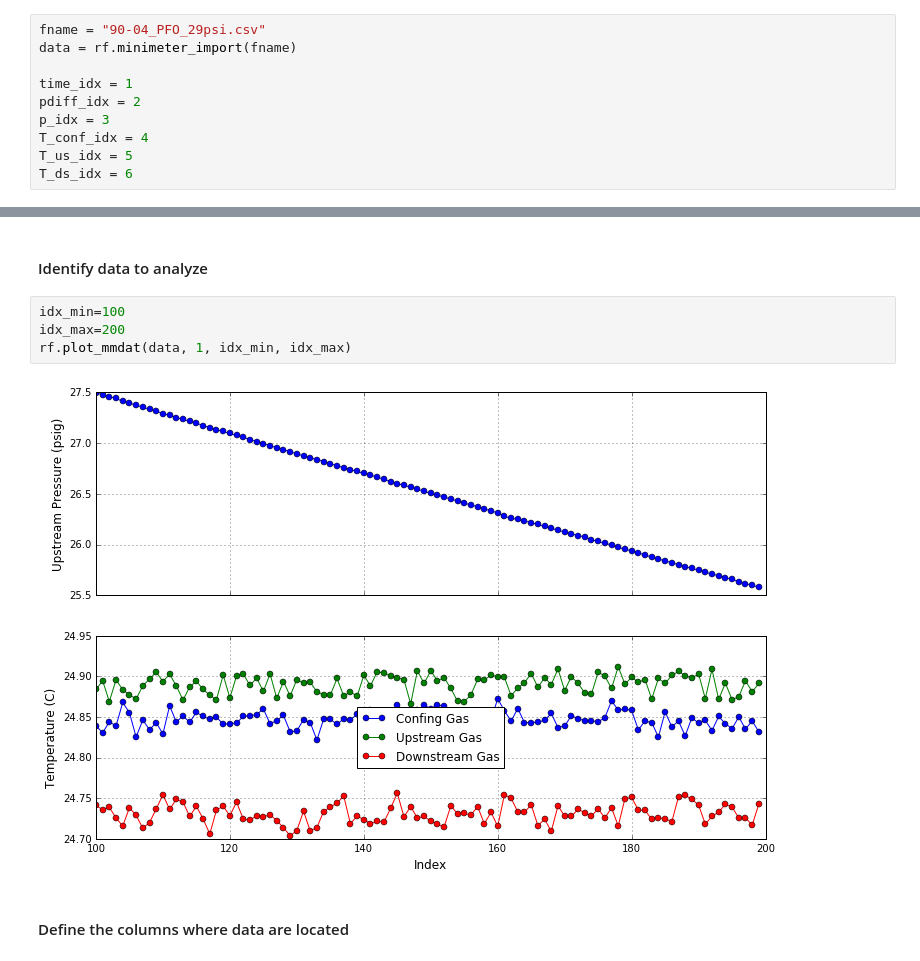
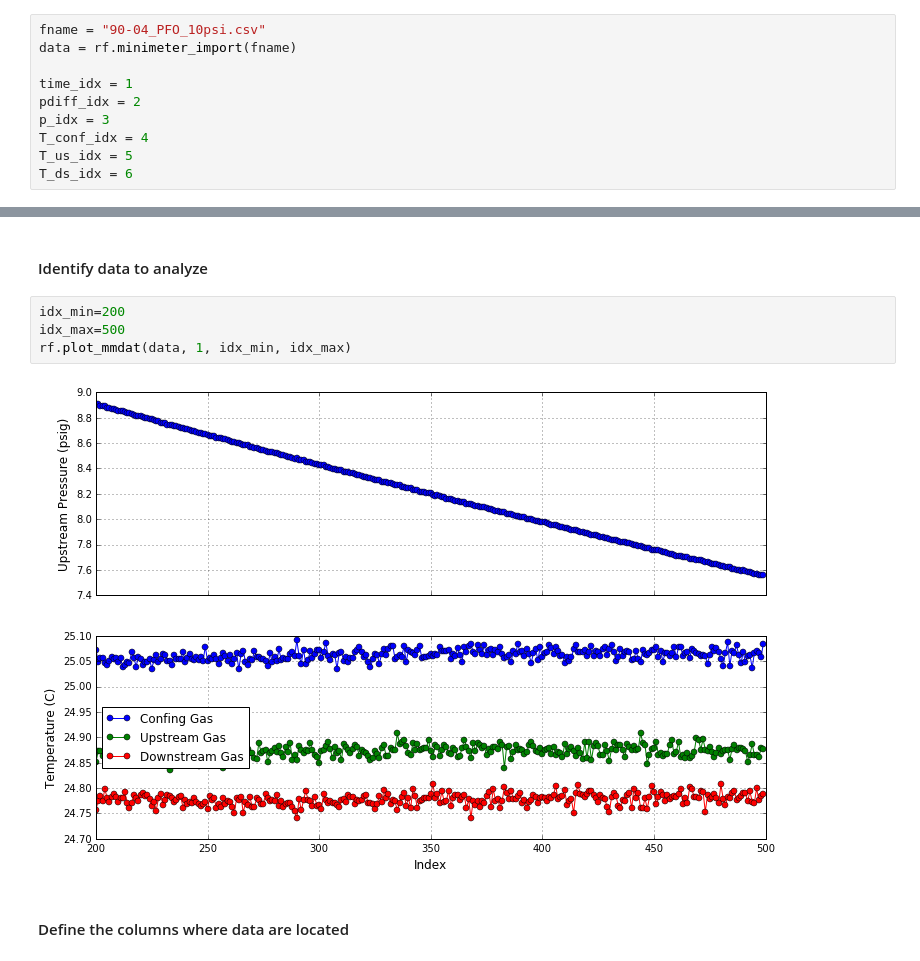
Before and after one commit to brandonlampe/CS_Research, a Jupyter notebook: Perm/Perm_PressureFallOff_02.ipynb, the cells around one changed output, grey strips where cells are left out. Drawn from its saved outputs; the diff is of its cells as text.

```diff
--- a/Perm/Perm_PressureFallOff_02.ipynb
+++ b/Perm/Perm_PressureFallOff_02.ipynb
@@ -15,7 +15,7 @@ import ResearchFunc as rf
 # %% [markdown]
 #### Load Test Data
 # %%
-fname = "90-04_PFO_29psi.csv"
+fname = "90-04_PFO_10psi.csv"
 data = rf.minimeter_import(fname)
 
 time_idx = 1
@@ -36,11 +36,11 @@ rf.plot_mmdat(data, splice=0, time_idx = 1, pdiff_idx = 2, p_idx = 3, T_conf_idx
 # %% [markdown]
 #### Identify data to analyze
 # %%
-idx_min=100
-idx_max=200
+idx_min=200
+idx_max=500
 rf.plot_mmdat(data, 1, idx_min, idx_max)
 # %% [output]
-[figure, old version]
+[figure, new version]
 # %% [markdown]
 #### Define the columns where data are located
 # %%
```
Also changed, not shown: parts of 12 cells of this notebook, 16 other files.
